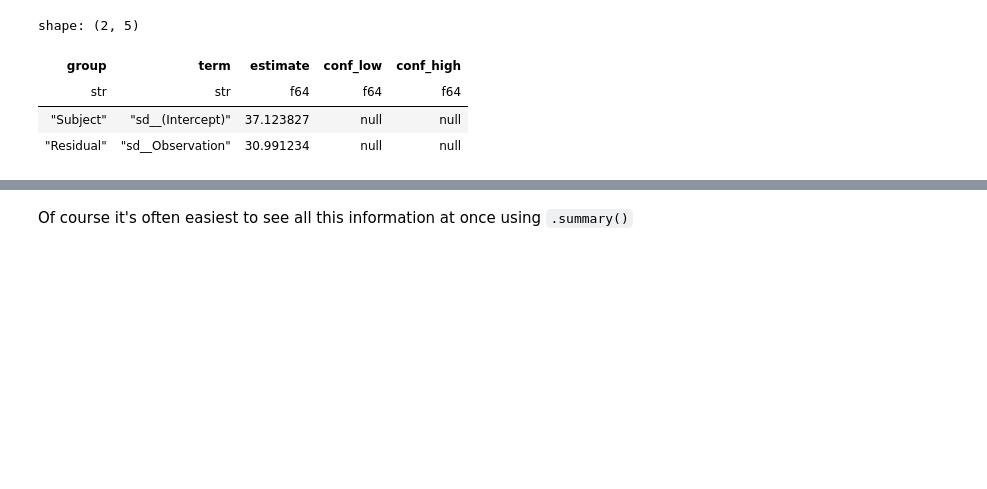
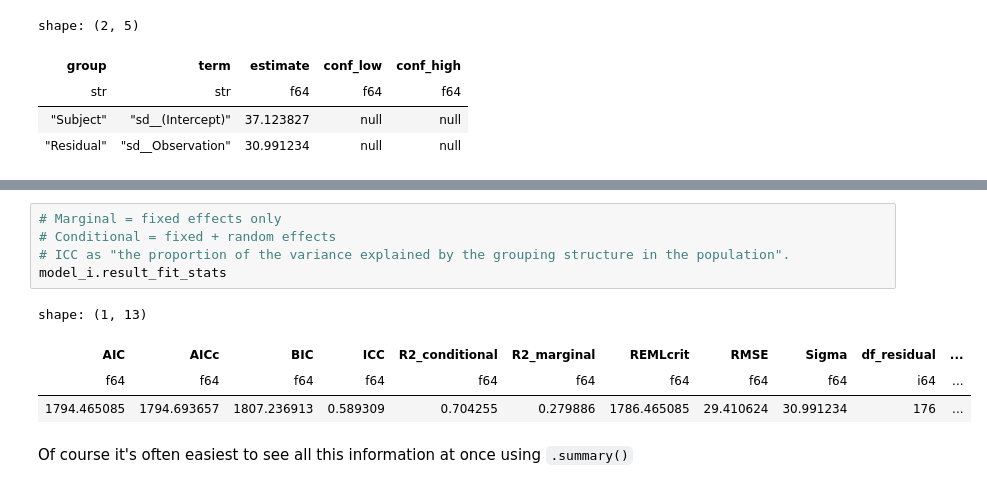
Before and after one commit to ejolly/pymer4, a Jupyter notebook: docs/tutorials/03_lmms.ipynb, the cells around one changed output, grey strips where cells are left out. Cells and saved outputs as stored; diff of their text form; blank space fills up the shorter version.

Commit message:
add model_performance() to .result_fit_stats

```diff
--- a/docs/tutorials/03_lmms.ipynb
+++ b/docs/tutorials/03_lmms.ipynb
@@ -88,3 +96,13 @@ shape: (2, 5)
+# %%
+# Marginal = fixed effects only
+# Conditional = fixed + random effects
+# ICC as "the proportion of the variance explained by the grouping structure in the population".
+model_i.result_fit_stats
+# %% [output]
+shape: (1, 13)
+| AIC | AICc | BIC | ICC | R2_conditional | R2_marginal | REMLcrit | RMSE | Sigma | df_residual | ... |
+| f64 | f64 | f64 | f64 | f64 | f64 | f64 | f64 | f64 | i64 | ... |
+| 1794.465085 | 1794.693657 | 1807.236913 | 0.589309 | 0.704255 | 0.279886 | 1786.465085 | 29.410624 | 30.991234 | 176 | ... |
 # %% [markdown]
 Of course it's often easiest to see all this information at once using `.summary()`
 # %%
```
Also changed, not shown: parts of 1 cell of this notebook, 1 other file.
